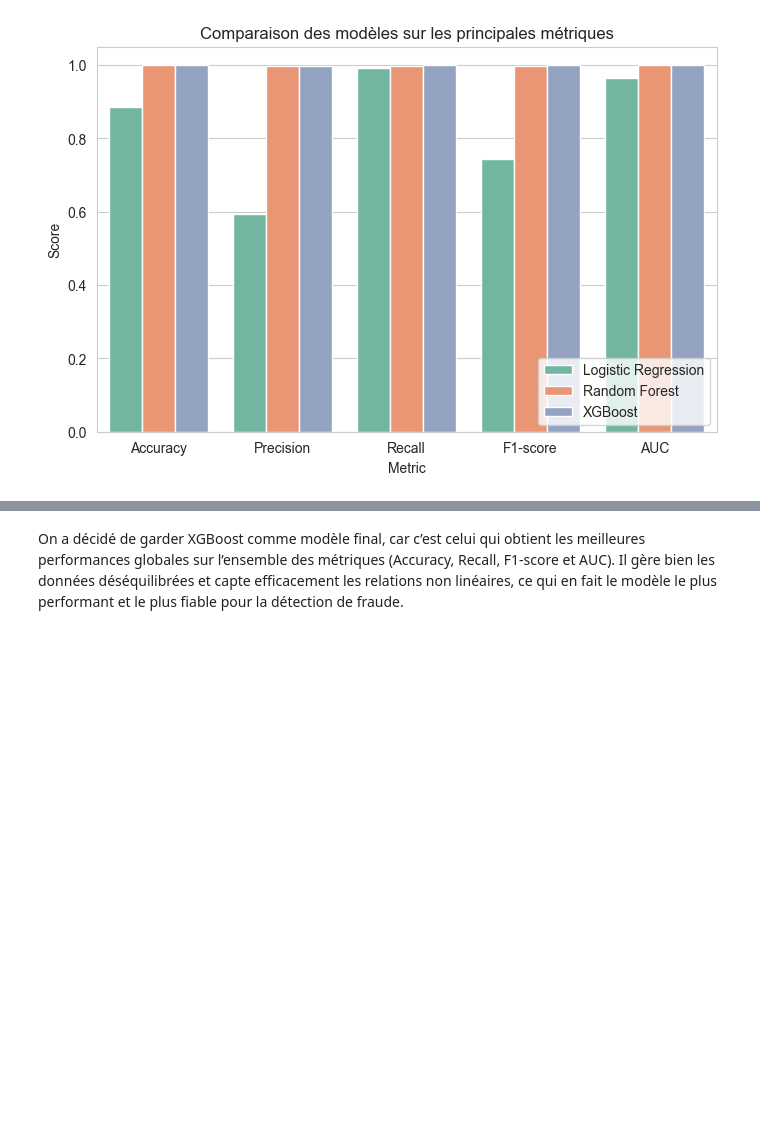
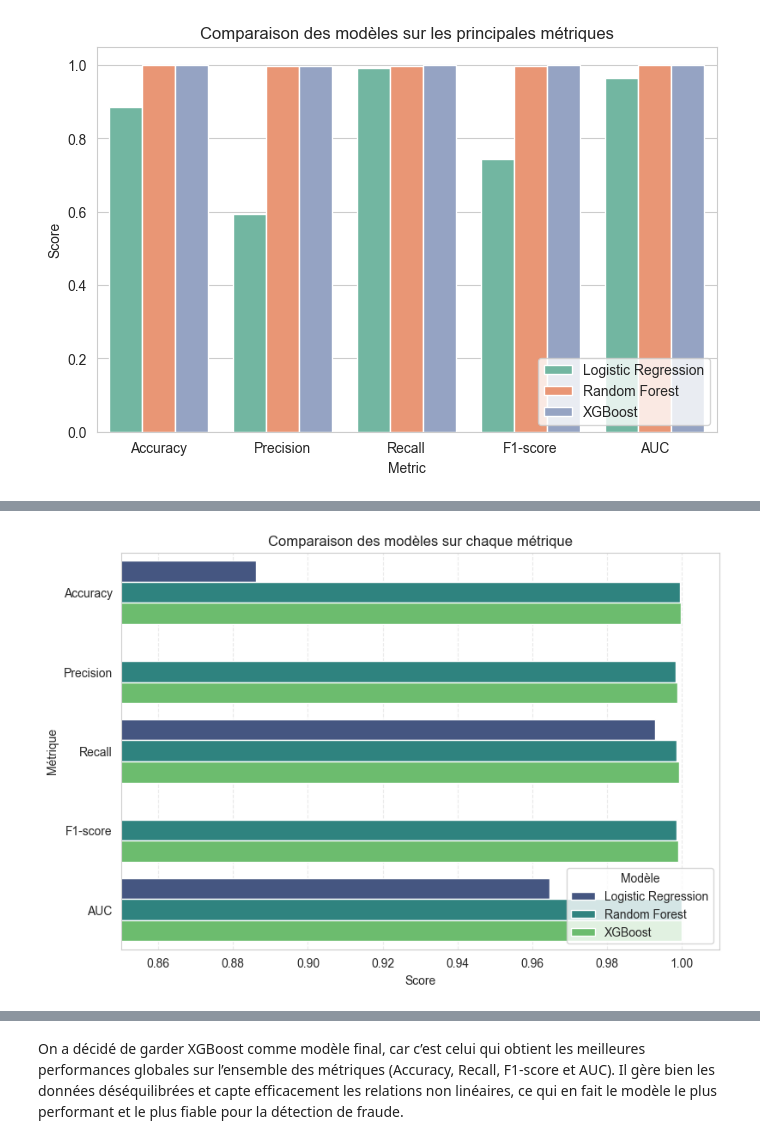
Before and after one commit to Tailroil/hackaton_finance_team2, a Jupyter notebook: notebooks/model_ML.ipynb, the cells around one changed output, grey strips where cells are left out. Cells and saved outputs as stored; diff of their text form; code cells hidden in the pictures; blank space fills up the shorter version.

```diff
--- a/notebooks/model_ML.ipynb
+++ b/notebooks/model_ML.ipynb
@@ -262,0 +290,15 @@ Résumé comparatif des modèles :
+# %%
+plt.figure(figsize=(9,6))
+sns.barplot(
+    data=results.melt(id_vars='Model', var_name='Metric', value_name='Score'),
+    y='Metric', x='Score', hue='Model', palette='viridis'
+)
+plt.title("Comparaison des modèles sur chaque métrique")
+plt.xlim(0.85, 1.01)
+plt.xlabel("Score")
+plt.ylabel("Métrique")
+plt.legend(title="Modèle", loc='lower right')
+plt.grid(axis='x', linestyle='--', alpha=0.4)
+plt.show()
+# %% [output]
+[figure, added]
```
Also changed, not shown: parts of 9 cells of this notebook, 2 other files.
